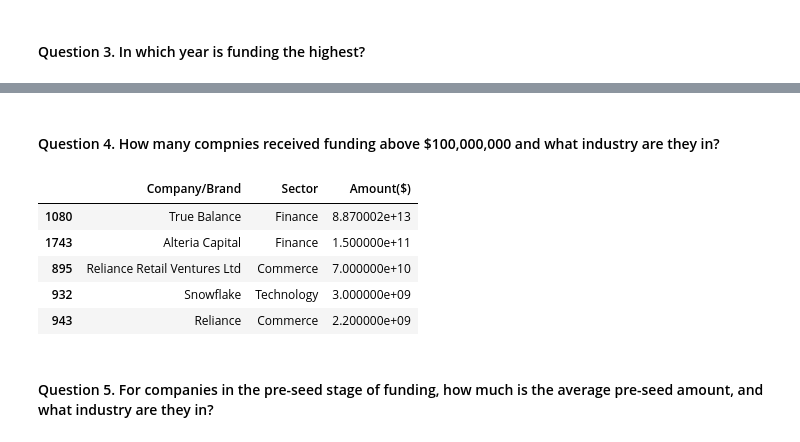
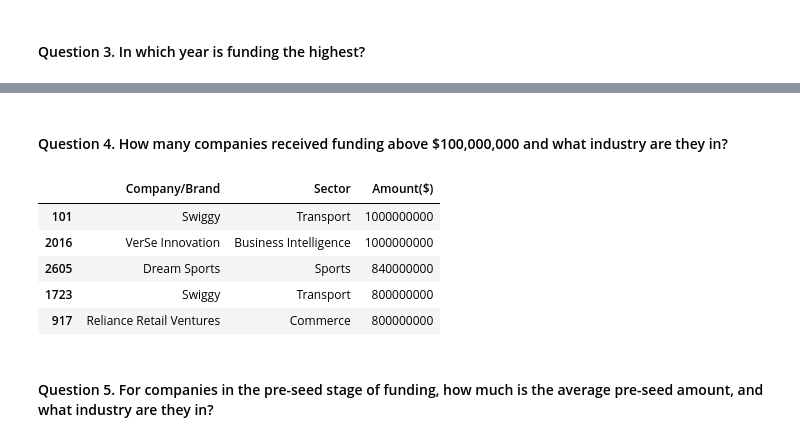
Before and after one commit to coderacheal/Indian-Startup-Ecosystem-Analysis, a Jupyter notebook: indian-startup.ipynb, the cells around one changed output, grey strips where cells are left out. Drawn from its saved outputs; the diff is of its cells as text; code cells hidden in the pictures.

```diff
--- a/indian-startup.ipynb
+++ b/indian-startup.ipynb
@@ -586,8 +605,8 @@ def categorize_stage(stage):
         return 'Later Stage'
     elif re.search('debt', stage):
         return 'Debt Financing'
-    # elif re.search('^\$$|https|nan|unknown|undisclosed', stage):
-    #     return 'Unknown Stage'
+    elif re.search('^\$$|https|nan|unknown|undisclosed', stage):
+        return 'Unknown Stage'
     else:
         return stage
 
@@ -780,3 +806,8 @@ data['Amount($)'].isna().sum()
+# %%
+data['Amount($)'].isna().sum()
+
+#Changing data type from float to make it more relatable
+data['Amount($)'] = data['Amount($)'].astype(int)
 # %%
 data.info()
 # %% [output]
@@ -845,17 +869,18 @@ highest_funding
 # %% [markdown]
-#### Question 4. How many compnies received funding above $100,000,000 and what industry are they in?
+#### Question 4. How many companies received funding above $100,000,000 and what industry are they in?
 # %%
-ten_million_filter = data['Amount($)'] >= 100000000
+hundred_million_filter = data['Amount($)'] >= 100000000
 # condition_1
 
-data.loc[ten_million_filter, ['Company/Brand', 'Sector', 'Amount($)']].sort_values('Amount($)', ascending=False).head(5)
+hundred_million = data.loc[hundred_million_filter, ['Company/Brand', 'Sector', 'Amount($)']].sort_values('Amount($)', ascending=False).head(5)
+hundred_million
 # %% [output]
 |  | Company/Brand | Sector | Amount($) |
-| 1080 | True Balance | Finance | 8.870002e+13 |
-| 1743 | Alteria Capital | Finance | 1.500000e+11 |
-| 895 | Reliance Retail Ventures Ltd | Commerce | 7.000000e+10 |
-| 932 | Snowflake | Technology | 3.000000e+09 |
-| 943 | Reliance | Commerce | 2.200000e+09 |
+| 101 | Swiggy | Transport | 1000000000 |
+| 2016 | VerSe Innovation | Business Intelligence | 1000000000 |
+| 2605 | Dream Sports | Sports | 840000000 |
+| 1723 | Swiggy | Transport | 800000000 |
+| 917 | Reliance Retail Ventures | Commerce | 800000000 |
 # %% [markdown]
 #### Question 5. For companies in the pre-seed stage of funding, how much is the average pre-seed amount, and what industry are they in?
 # %%
```
Also changed, not shown: parts of 12 cells of this notebook.
